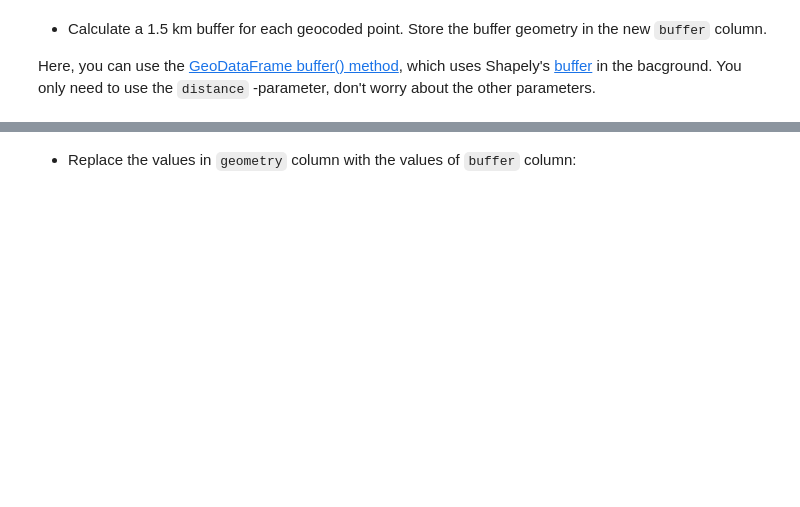
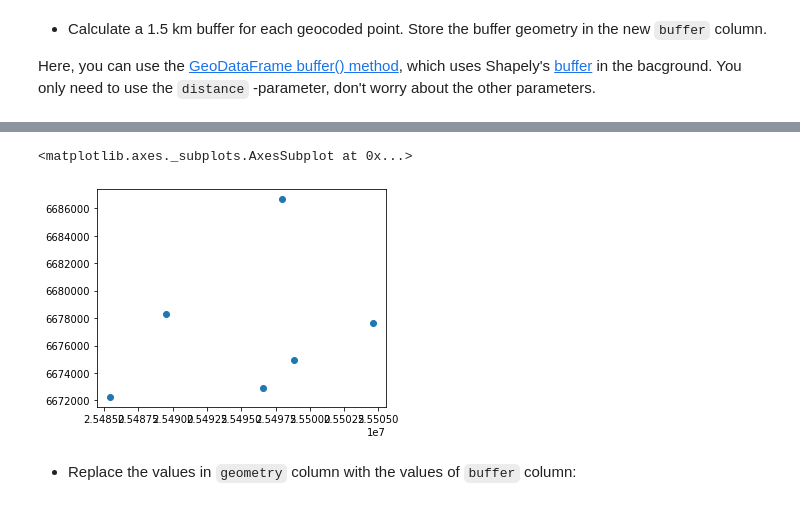
Before and after one commit to arr678/Hels_Exer3, a Jupyter notebook: Exercise-3-Problem-1-3.ipynb, the cells around one changed output, grey strips where cells are left out. Cells and saved outputs as stored; diff of their text form; code cells hidden in the pictures; blank space fills up the shorter version.

```diff
--- a/Exercise-3-Problem-1-3.ipynb
+++ b/Exercise-3-Problem-1-3.ipynb
@@ -62,3 +117,5 @@ raise NotImplementedError()
+# %%
+geo = geo.to_crs(epsg=3879)
 # %%
 #NON-EDITABLE TEST CELL
 # Check layer crs
@@ -75,3 +128,6 @@ raise NotImplementedError()
+# %%
+# Join the tables
+geodata = geo.join(data)
 # %%
 #NON-EDITABLE TEST CELL
 # Check the join output
@@ -102,0 +177,2 @@ raise NotImplementedError()
+# %%
+geodata = geodata.assign(buffer=0)
@@ -110,3 +194,5 @@ raise NotImplementedError()
+# %%
+geodata['buffer'] = geodata.buffer(1.5)
 # %%
 #NON-EDITABLE TEST CELL
 print(geodata.head())
@@ -121,2 +236,7 @@ print(round(gpd.GeoSeries(geodata["buffer"]).area / 1000000))
+# %%
+geodata.plot()
+# %% [output]
+<matplotlib.axes._subplots.AxesSubplot at 0x...>
+[figure, added]
 # %% [markdown]
 - Replace the values in `geometry` column with the values of `buffer` column:
```
Also changed, not shown: parts of 26 cells of this notebook.
